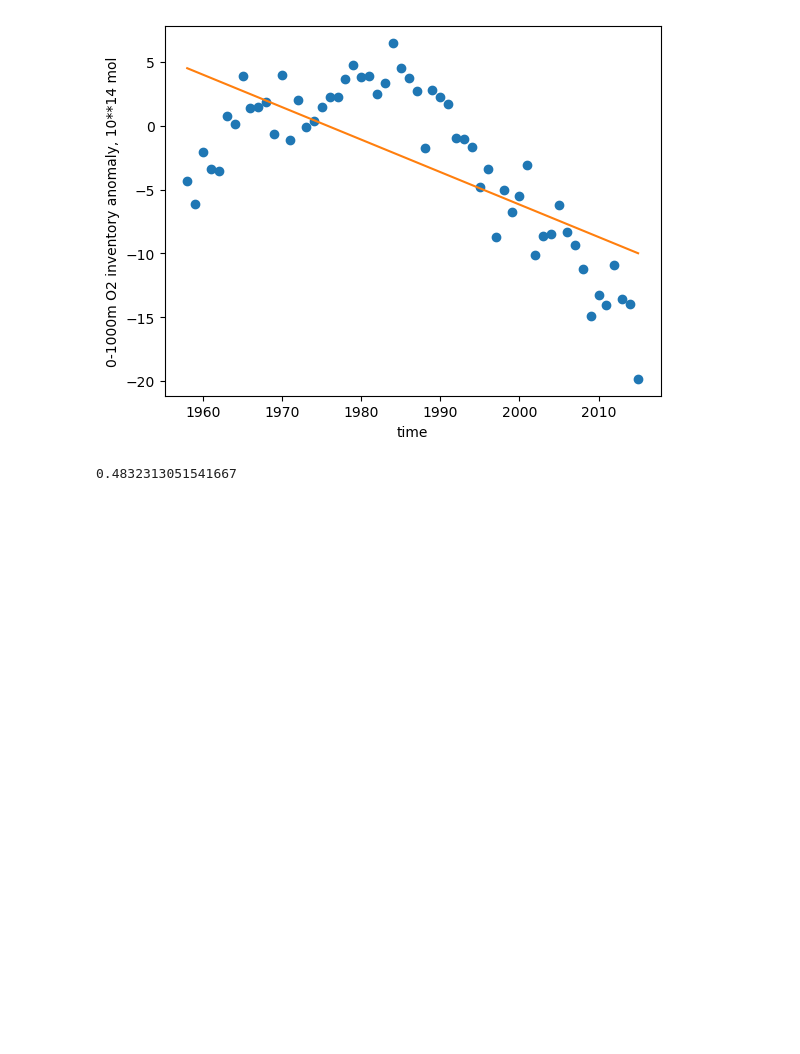
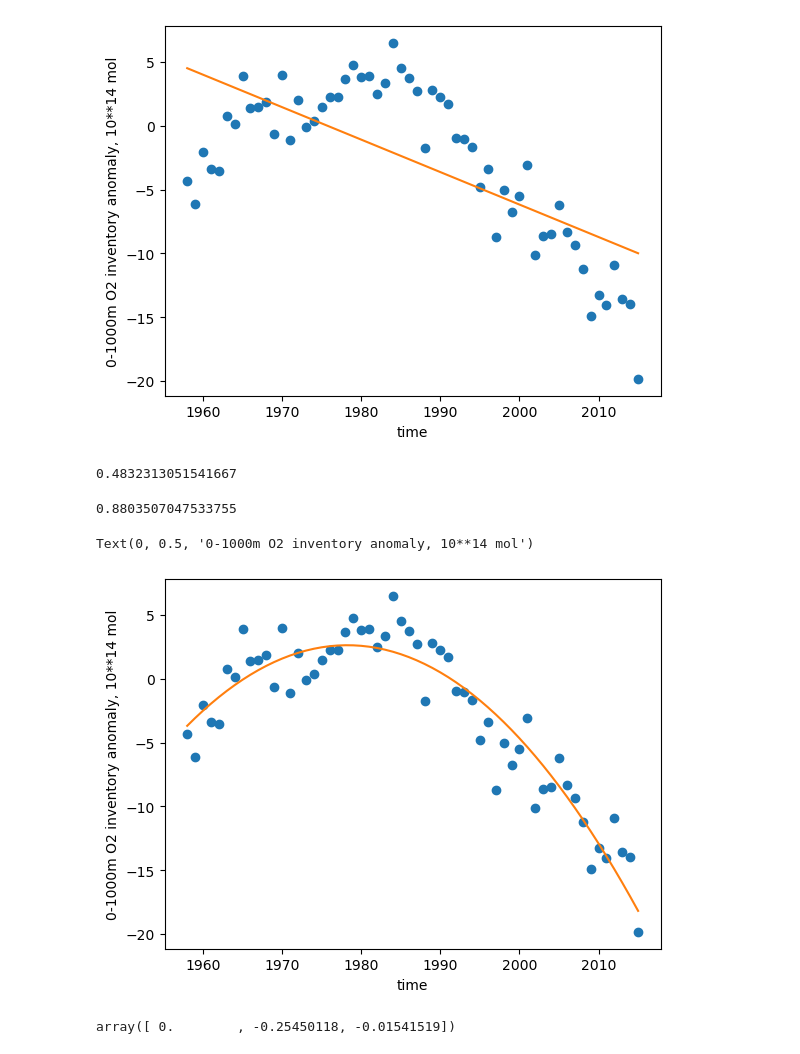
Before and after one commit to takaito1/eas6133, a Jupyter notebook: simple_regression.ipynb, the cells around one changed output. Cells and saved outputs as stored; diff of their text form; code cells hidden in the pictures; blank space fills up the shorter version.

```diff
--- a/simple_regression.ipynb
+++ b/simple_regression.ipynb
@@ -88,3 +88,28 @@ Text(0, 0.5, '0-1000m O2 inventory anomaly, 10**14 mol')
 reg.score(X,o2)
 # %% [output]
 0.4832313051541667
+# %%
+# include higher order terms
+X = np.ones((Nt,3))
+x0=np.mean(year)
+X[:,1]=year-x0
+X[:,2]=(year-x0)**2
+reg.fit(X,o2)
+reg.score(X,o2)
+# %% [output]
+0.8803507047533755
+# %%
+o2est=reg.predict(X)
+#
+plt.plot(year,o2,'o')
+plt.plot(year,o2est,'-')
+plt.xlabel('time')
+plt.ylabel('0-1000m O2 inventory anomaly, 10**14 mol')
+# %% [output]
+Text(0, 0.5, '0-1000m O2 inventory anomaly, 10**14 mol')
+[figure, added]
+# %%
+# display regression coefficients
+reg.coef_
+# %% [output]
+array([ 0.        , -0.25450118, -0.01541519])
```
